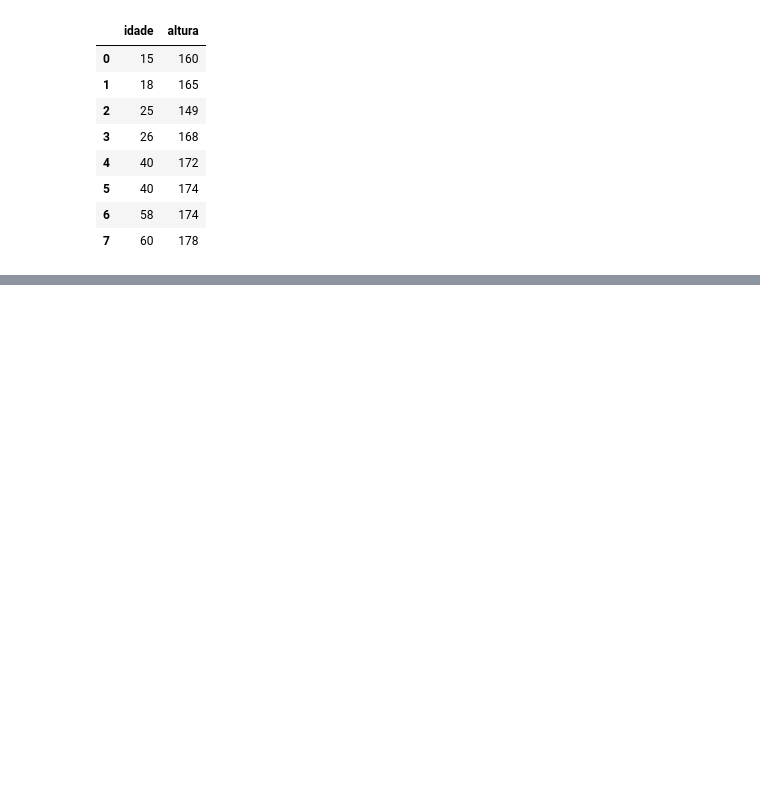
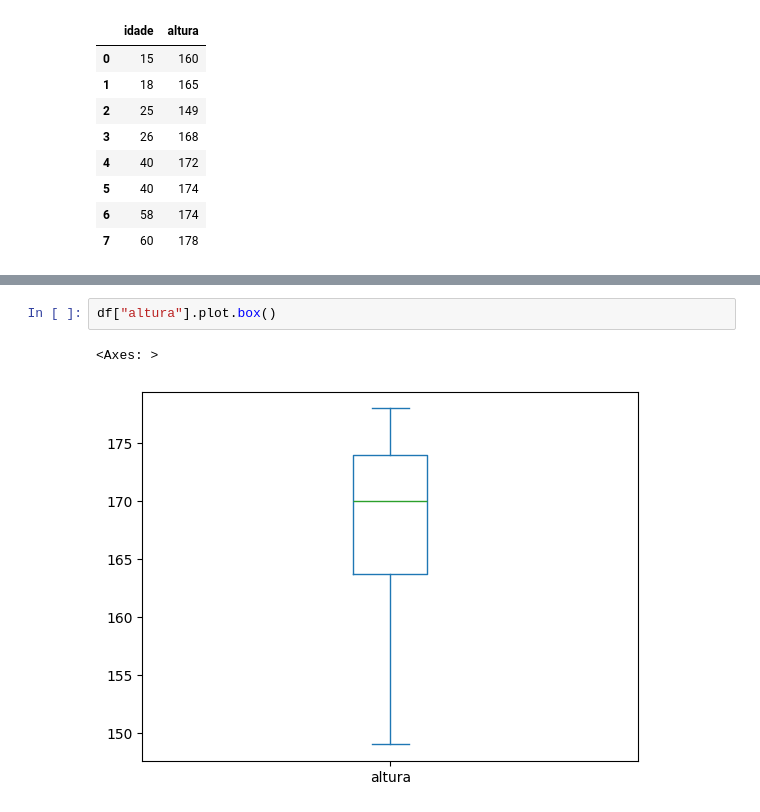
Before and after one commit to Rebekacorreia/Pythin-Estatistica-Aplicada, a Jupyter notebook: estatistica.ipynb, the cells around one changed output, grey strips where cells are left out. Drawn from its saved outputs; the diff is of its cells as text; blank space fills up the shorter version.

```diff
--- a/estatistica.ipynb
+++ b/estatistica.ipynb
@@ -124,0 +205,5 @@ df
+# %%
+df["altura"].plot.box()
+# %% [output]
+<Axes: >
+[figure, added]
```
Also changed, not shown: parts of 36 cells of this notebook.
